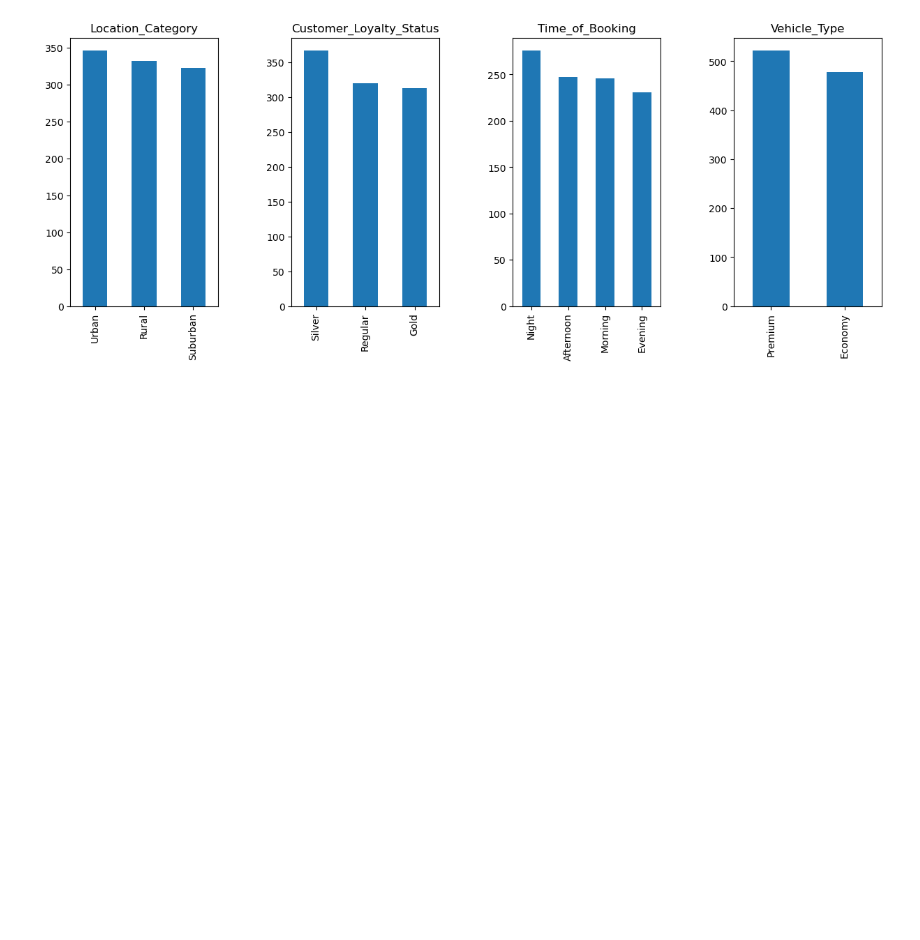
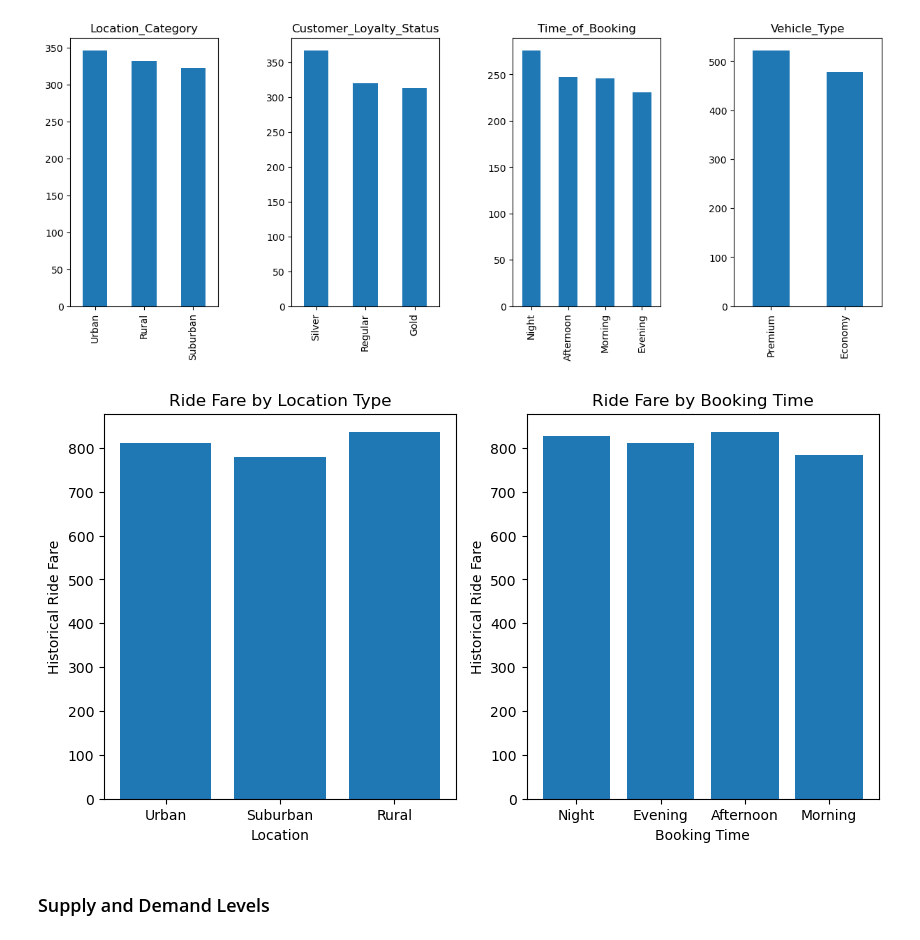
Before and after one commit to yunepark/data-science-projects, a Jupyter notebook: Dynamic_Pricing/Data_Preprocessing_EDA.ipynb, the cells around one changed output. Saved outputs shown, nothing was run; the diff lists cells and outputs as text; code cells hidden in the pictures; blank space fills up the shorter version.

```diff
--- a/Dynamic_Pricing/Data_Preprocessing_EDA.ipynb
+++ b/Dynamic_Pricing/Data_Preprocessing_EDA.ipynb
@@ -81,3 +84,20 @@ for i, feature in enumerate(data[cat]):
 plt.show()
 # %% [output]
 [figure]
+# %%
+fig, ax = fig, ax = plt.subplots(1, 2, figsize=(10, 5))
+
+ax[0].bar(data['Location_Category'], data['Historical_Cost_of_Ride'])
+ax[0].set_xlabel('Location')
+ax[0].set_ylabel('Historical Ride Fare')
+ax[0].set_title('Ride Fare by Location Type')
+
+ax[1].bar(data['Time_of_Booking'], data['Historical_Cost_of_Ride'])
+ax[1].set_xlabel('Booking Time')
+ax[1].set_ylabel('Historical Ride Fare')
+ax[1].set_title('Ride Fare by Booking Time')
+plt.show()
+# %% [output]
+[figure, added]
+# %% [markdown]
+### Supply and Demand Levels
```
Also changed, not shown: parts of 5 cells of this notebook.
